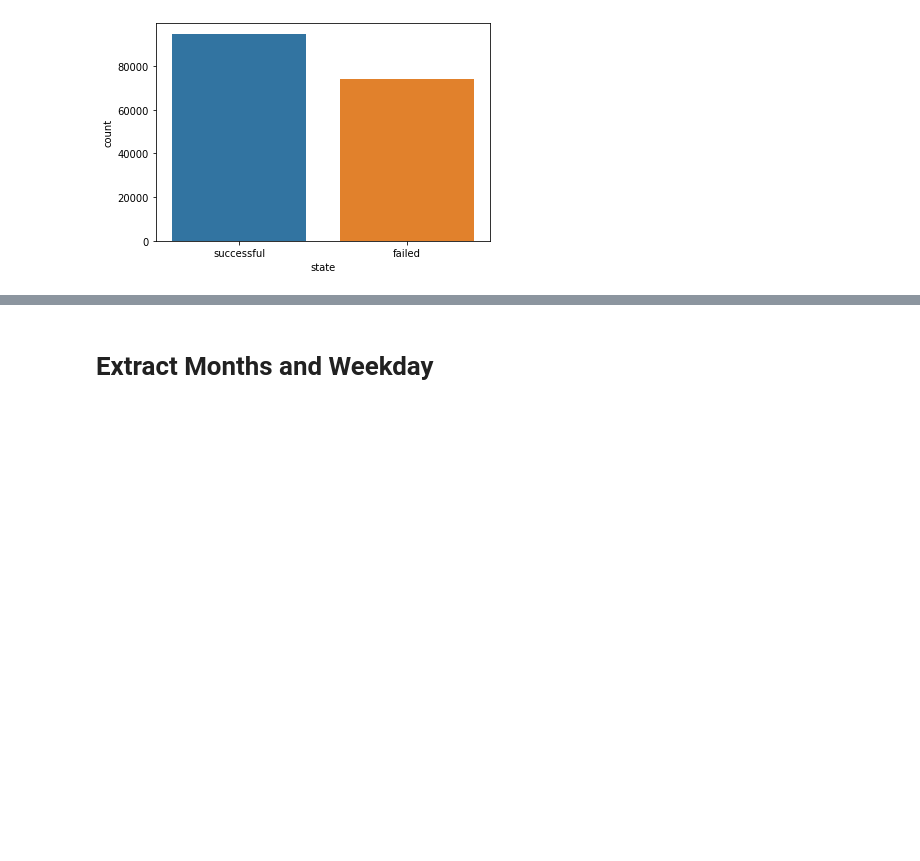
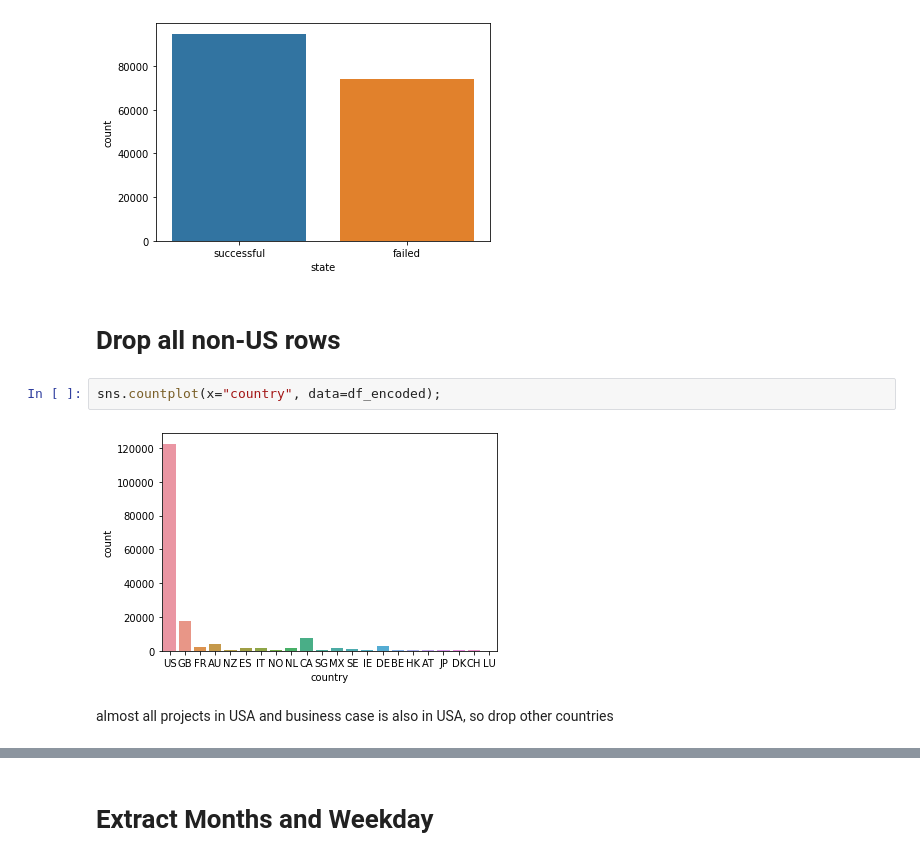
Before and after one commit to fabwerk90/Kickstarter---Project-Success-Prediction, a Jupyter notebook: Feature Engineering.ipynb, the cells around one changed output, grey strips where cells are left out. Drawn from its saved outputs; the diff is of its cells as text; blank space fills up the shorter version.

Commit message:
dropped country and extracted hours

```diff
--- a/Feature Engineering.ipynb
+++ b/Feature Engineering.ipynb
@@ -69,3 +69,11 @@ sns.countplot(x="state", data=df_encoded)
 # %% [output]
 <matplotlib.axes._subplots.AxesSubplot at 0x...>
 [figure]
+# %% [markdown]
+# Drop all non-US rows
+# %%
+sns.countplot(x="country", data=df_encoded);
+# %% [output]
+[figure, added]
+# %% [markdown]
+almost all projects in USA and business case is also in USA, so drop other countries
```
Also changed, not shown: parts of 3 cells of this notebook.
